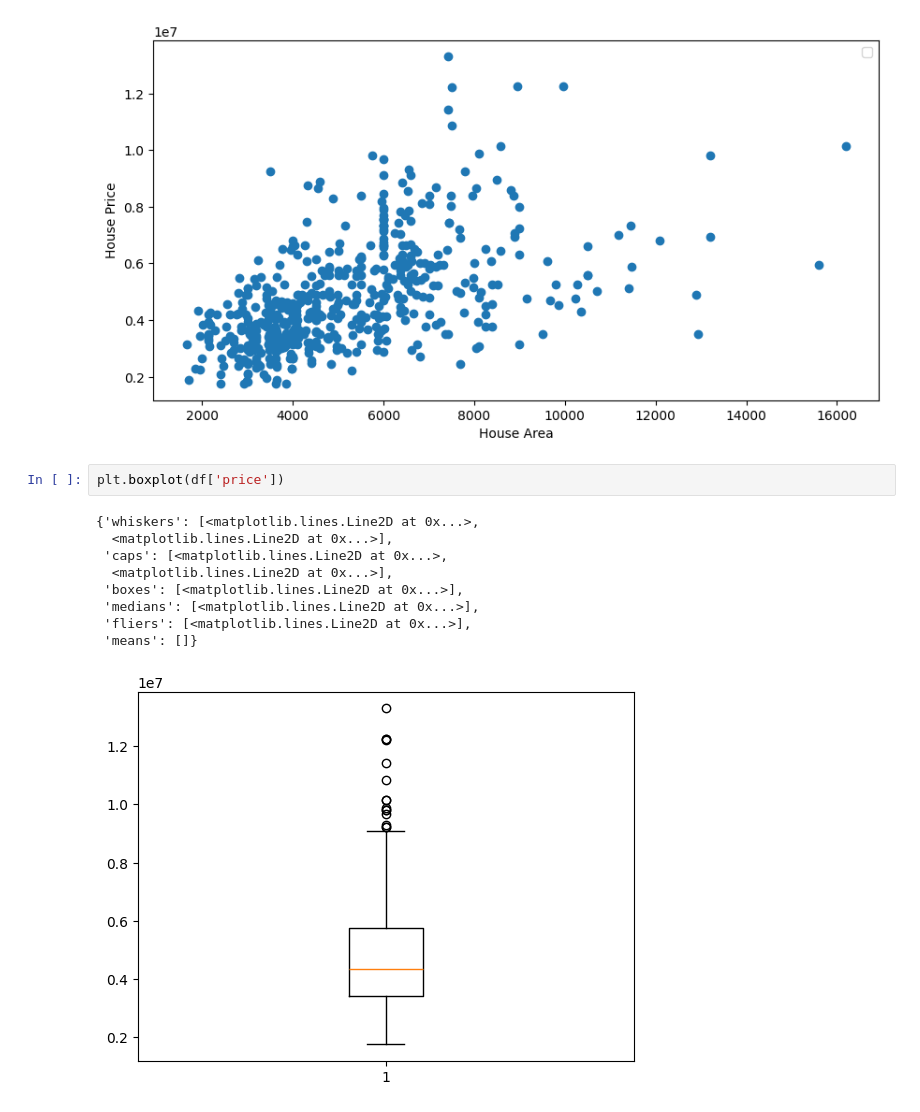
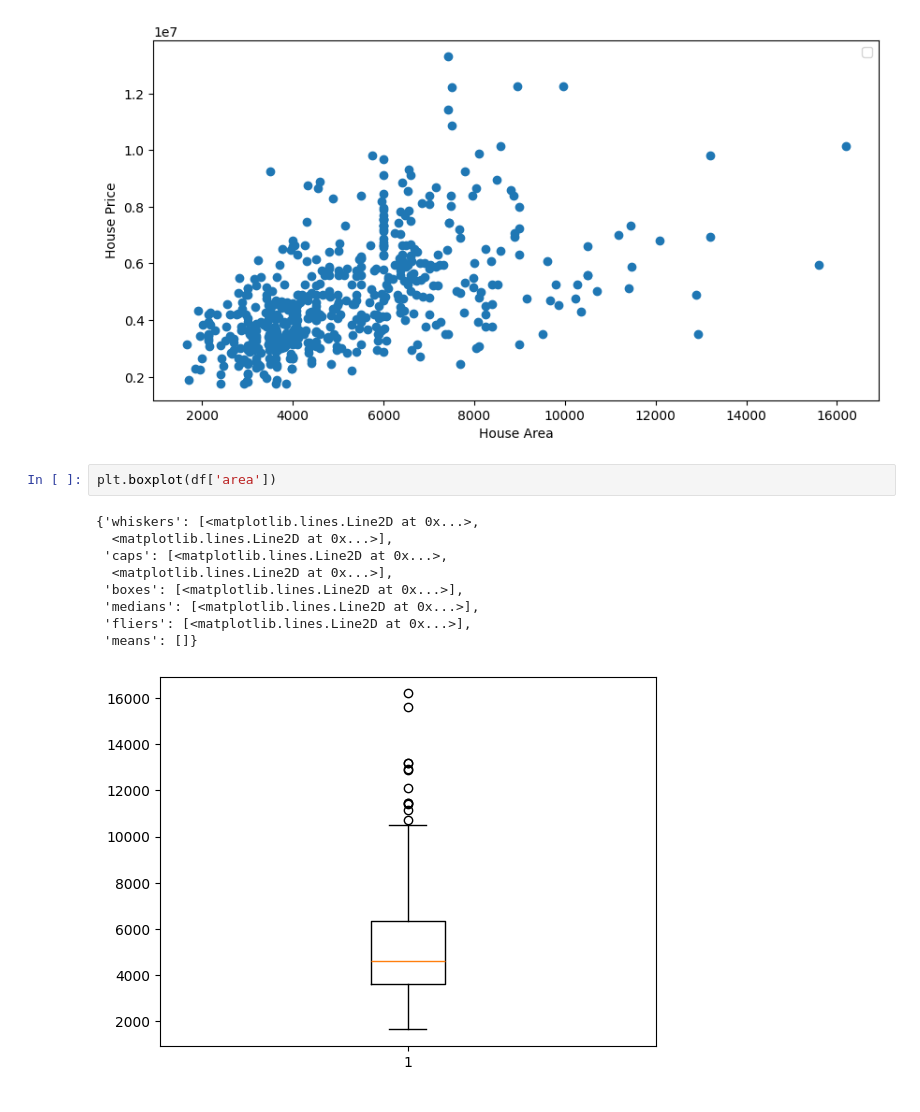
Before and after one commit to mhs10031990/INS_CLAIMS_RESERVE_Repo, a Jupyter notebook: Demo_Notebook.ipynb, the cells around one changed output. Cells and saved outputs as stored; diff of their text form.

```diff
--- a/Demo_Notebook.ipynb
+++ b/Demo_Notebook.ipynb
@@ -214,14 +214,14 @@ plt.legend()
 <matplotlib.legend.Legend at 0x...>
 [figure]
 # %%
-plt.boxplot(df['price'])
+plt.boxplot(df['area'])
 # %% [output]
 {'whiskers': [<matplotlib.lines.Line2D at 0x...>,
   <matplotlib.lines.Line2D at 0x...>],
  'caps': [<matplotlib.lines.Line2D at 0x...>,
   <matplotlib.lines.Line2D at 0x...>],
  'boxes': [<matplotlib.lines.Line2D at 0x...>],
  'medians': [<matplotlib.lines.Line2D at 0x...>],
  'fliers': [<matplotlib.lines.Line2D at 0x...>],
  'means': []}
-[figure, old version]
+[figure, new version]
```
